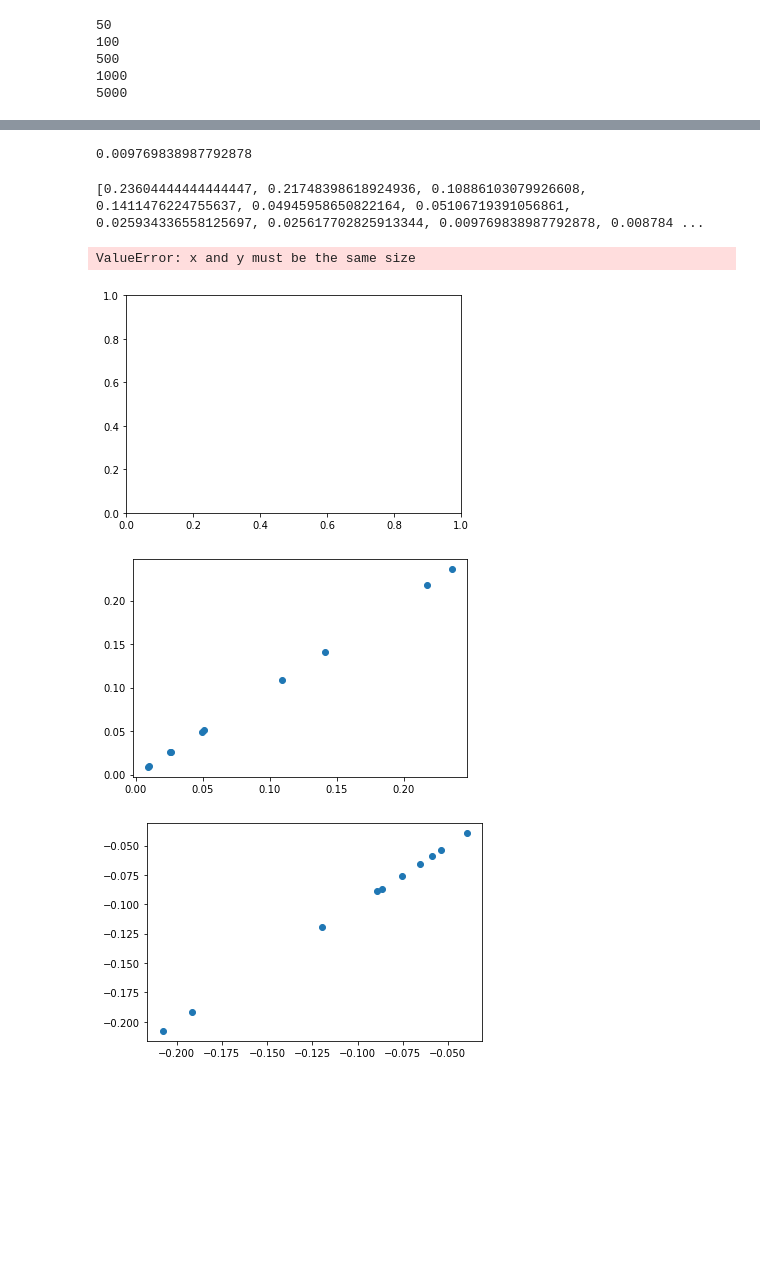
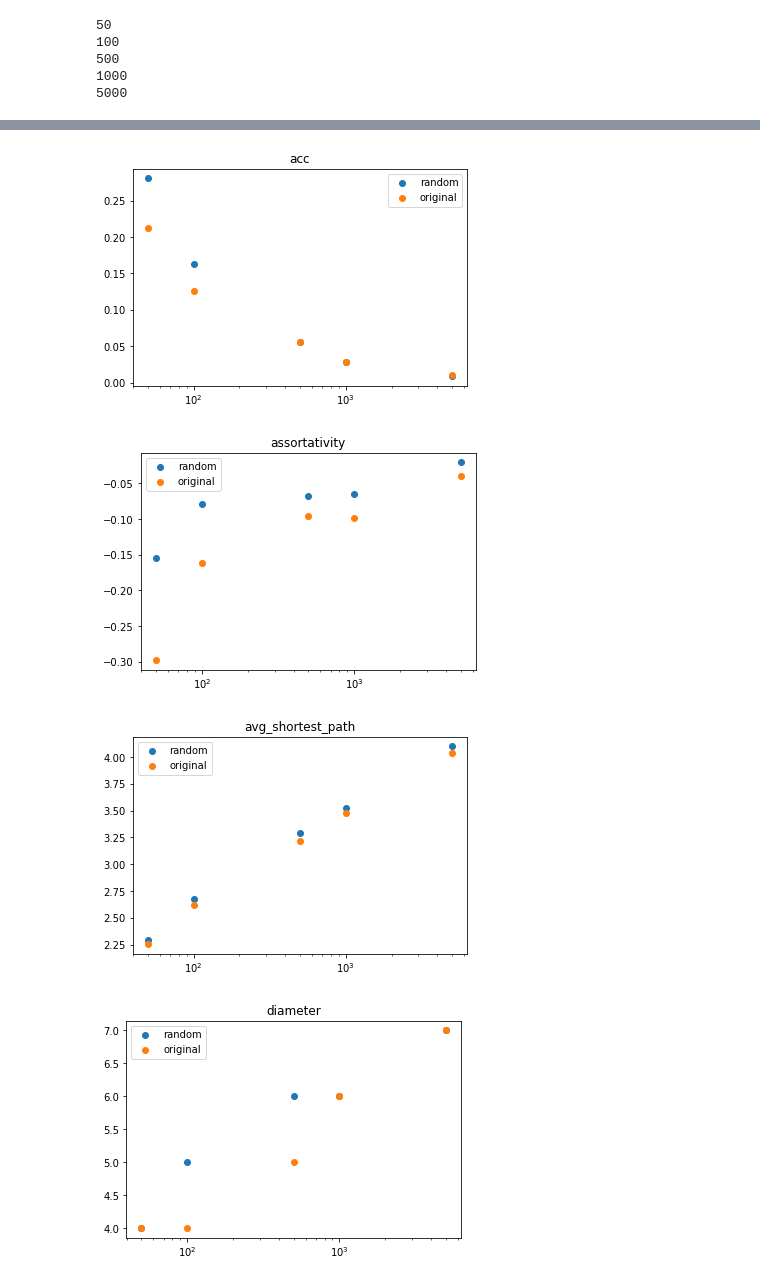
Before and after one commit to moerfii/network_science_uzh, a Jupyter notebook: assignment_5/exercise05.ipynb, the cells around one changed output, grey strips where cells are left out. Cells and saved outputs as stored; diff of their text form; code cells hidden in the pictures; blank space fills up the shorter version.

```diff
--- a/assignment_5/exercise05.ipynb
+++ b/assignment_5/exercise05.ipynb
@@ -138,12 +156,12 @@ def get_data(graph):
     return data
 
 def plot_scatter(x, y, label):
-    plt.scatter(x, y)
-    plt.show()
+    plt.scatter(x, y, label=label)
+    plt.xscale('log')
 # %%
-ns = [ 50, 100, 500, 1000, 5000 ]
+ns = [50, 100, 500, 1000, 5000]
 m = 3
-
+trials = 100
 data = {
     "acc": [],
     "assortativity": [],
@@ -151,7 +169,12 @@ data = {
     "diameter": []
 }
 
-data_rand = data.copy()
+data_rand = {
+    "acc": [],
+    "assortativity": [],
+    "avg_shortest_path": [],
+    "diameter": []
+}
 
 for n in ns:
     print(n)
@@ -181,21 +194,12 @@ d_rand_graph = get_data(rand_graph)
-# %%
-print(d_graph["acc"])
-# %% [output]
-0.009769838987792878
-# %%
-print(data_rand["acc"])
-# %% [output]
-[0.23604444444444447, 0.21748398618924936, 0.10886103079926608, 0.1411476224755637, 0.04945958650822164, 0.05106719391056861, 0.025934336558125697, 0.025617702825913344, 0.009769838987792878, 0.008784 ...
-# %%
-plot_scatter(d_graph["acc"], ns,"acc")
-# %% [output]
-ValueError: x and y must be the same size
-[figure, removed]
-# %%
-plot_scatter(data['acc'], data_rand['acc'],"acc")
-# %% [output]
-[figure, removed]
-# %%
-plot_scatter(data['assortativity'], data_rand['assortativity'],"assortativity")
-# %% [output]
-[figure, removed]
+# %%
+for key in data.keys():
+    plot_scatter(ns,data_rand[key],"random")
+    plot_scatter(ns,data[key],"original")
+    plt.title(key)
+    plt.legend()
+    plt.show()
+# %% [output]
+[figure, added]
+[figure, added]
+[figure, added]
+[figure, added]
```
Also changed, not shown: parts of 10 cells of this notebook.
